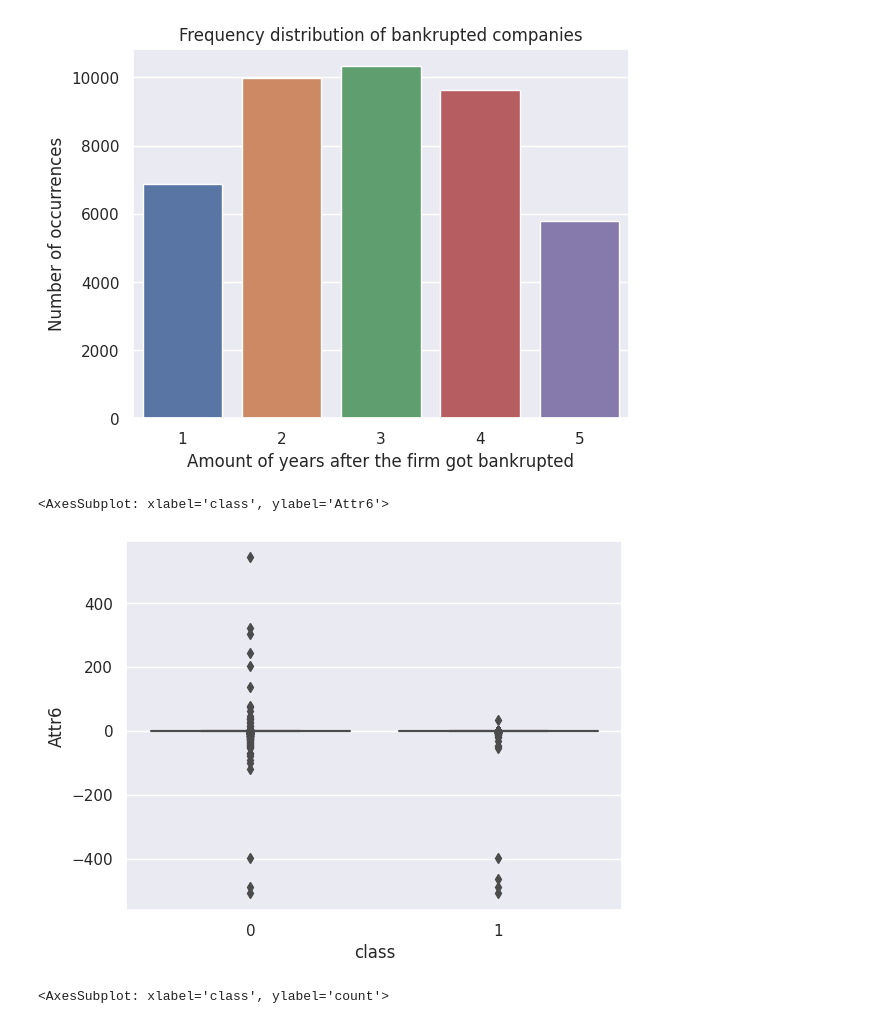
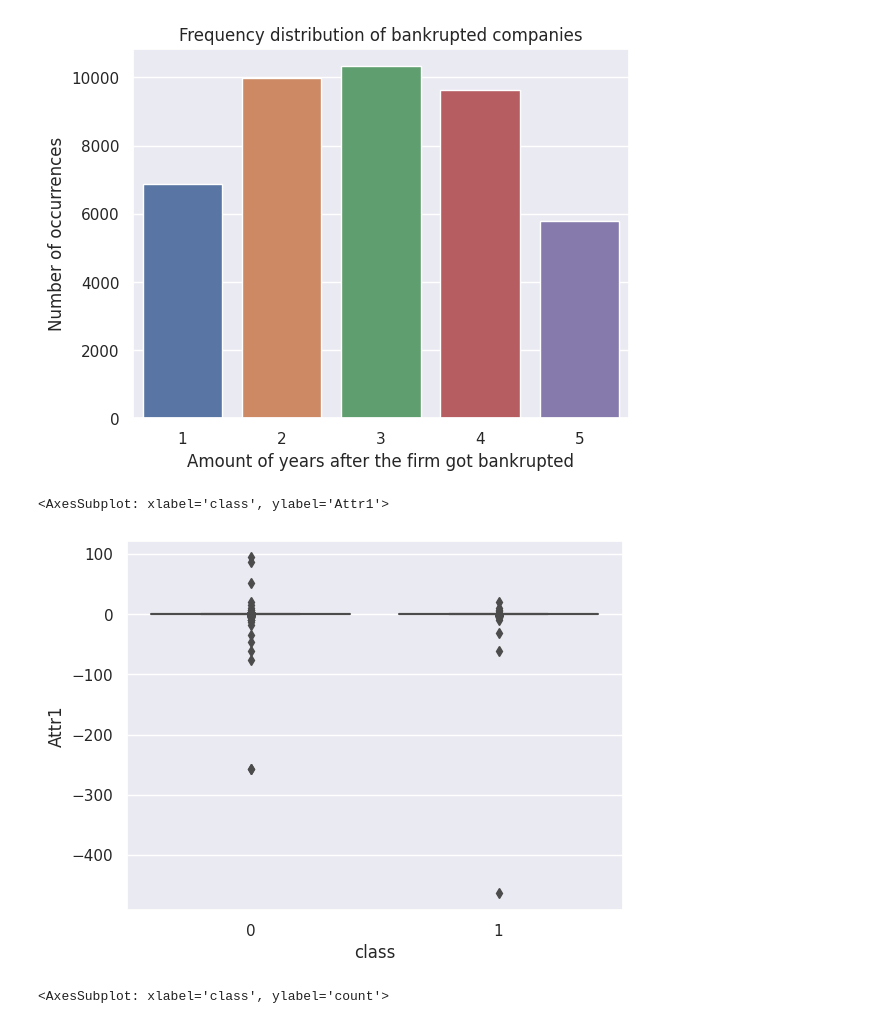
Before and after one commit to IgorL123/bankruptcy_prediction, a Jupyter notebook: notebooks/eda.ipynb, the cells around one changed output. Drawn from its saved outputs; the diff is of its cells as text; code cells hidden in the pictures.

```diff
--- a/notebooks/eda.ipynb
+++ b/notebooks/eda.ipynb
@@ -12,7 +12,7 @@ dtype_map.update({col: np.float64 for col in col_names if col not in dtype_map})
 dtf = pd.read_csv('../data/data.csv', dtype=dtype_map)
 al = dtf.shape[0]
 print(f"Выборка: {al}")
-dtf.drop_duplicates(keep=False, inplace=False)
-print(f"Количество дубликатов {al - dtf.shape[0]}")
+dup = dtf.drop_duplicates(keep=False, inplace=False)
+print(f"Количество дубликатов {al - dup.shape[0]}")
 # %% [output]
 Выборка: 43405
@@ -76,10 +76,10 @@ plt.show()
 # %% [output]
 [figure]
 # %%
-sns.boxplot(data=dtf, x='class', y='Attr6')
+sns.boxplot(data=dtf, x='class', y='Attr1')
 # %% [output]
-<AxesSubplot: xlabel='class', ylabel='Attr6'>
+<AxesSubplot: xlabel='class', ylabel='Attr1'>
-[figure, old version]
+[figure, new version]
 # %%
 sns.boxplot(data=dtf, x='class', y='Attr7')
 # %%
```
Also changed, not shown: parts of 63 cells of this notebook.
